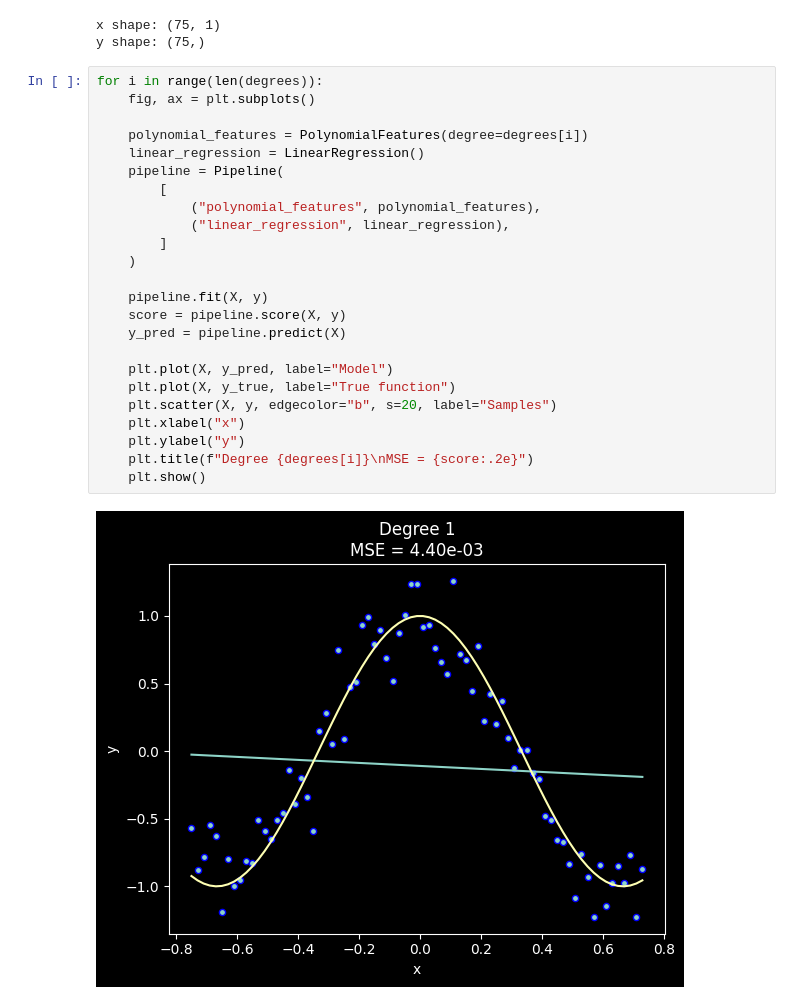
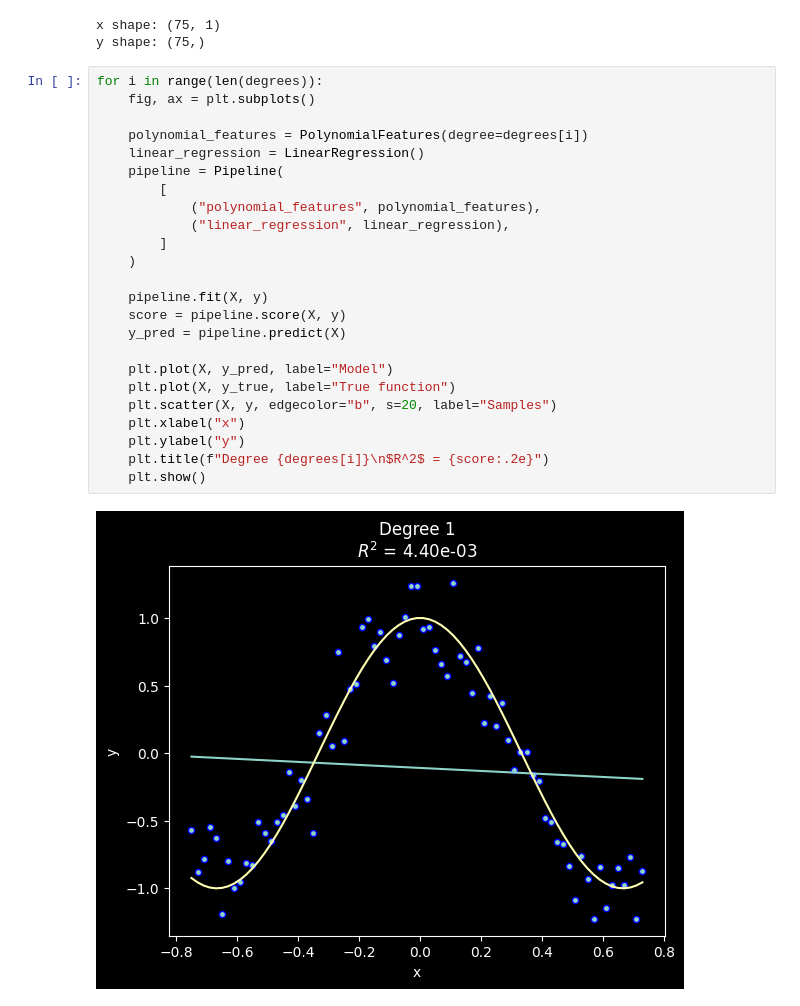
Before and after one commit to franneck94/UdemyML, a Jupyter notebook: Chapter06_ProblemsML/OverUnderFitting/OverUnderFitting1.ipynb, the cells around one changed output. Drawn from its saved outputs; the diff is of its cells as text.

```diff
--- a/Chapter06_ProblemsML/OverUnderFitting/OverUnderFitting1.ipynb
+++ b/Chapter06_ProblemsML/OverUnderFitting/OverUnderFitting1.ipynb
@@ -28,26 +28,26 @@ y shape: (75,)
 # %%
 for i in range(len(degrees)):
     fig, ax = plt.subplots()
 
     polynomial_features = PolynomialFeatures(degree=degrees[i])
     linear_regression = LinearRegression()
     pipeline = Pipeline(
         [
             ("polynomial_features", polynomial_features),
             ("linear_regression", linear_regression),
         ]
     )
 
     pipeline.fit(X, y)
     score = pipeline.score(X, y)
     y_pred = pipeline.predict(X)
 
     plt.plot(X, y_pred, label="Model")
     plt.plot(X, y_true, label="True function")
     plt.scatter(X, y, edgecolor="b", s=20, label="Samples")
     plt.xlabel("x")
     plt.ylabel("y")
-    plt.title(f"Degree {degrees[i]}\nMSE = {score:.2e}")
+    plt.title(f"Degree {degrees[i]}\n$R^2$ = {score:.2e}")
     plt.show()
 # %% [output]
-[figure, old version]
+[figure, new version]
```
Also changed, not shown: parts of 1 cell of this notebook.
